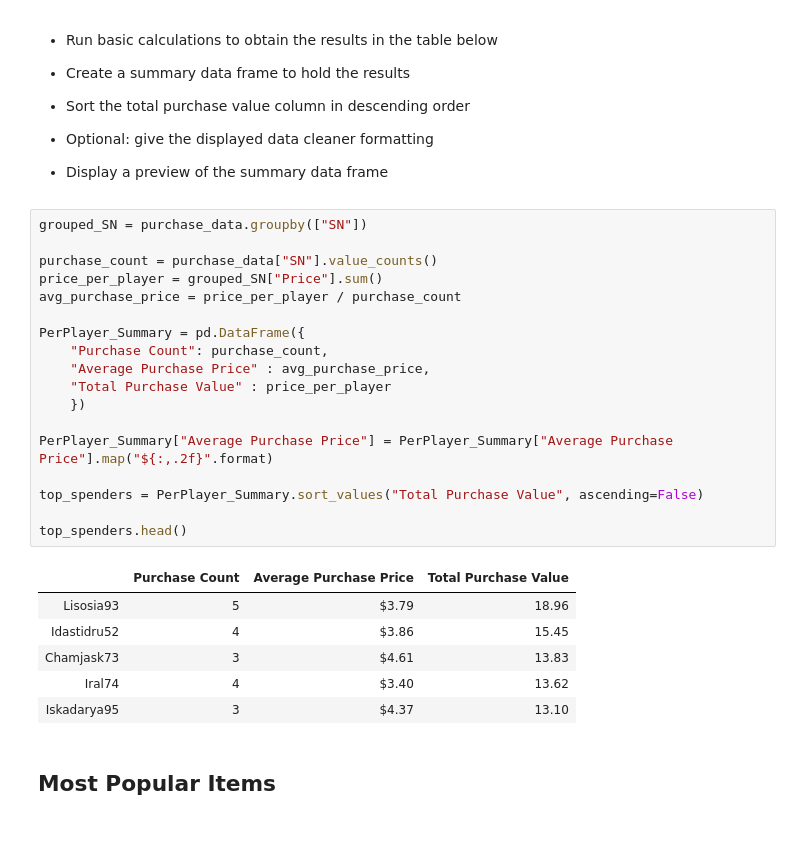
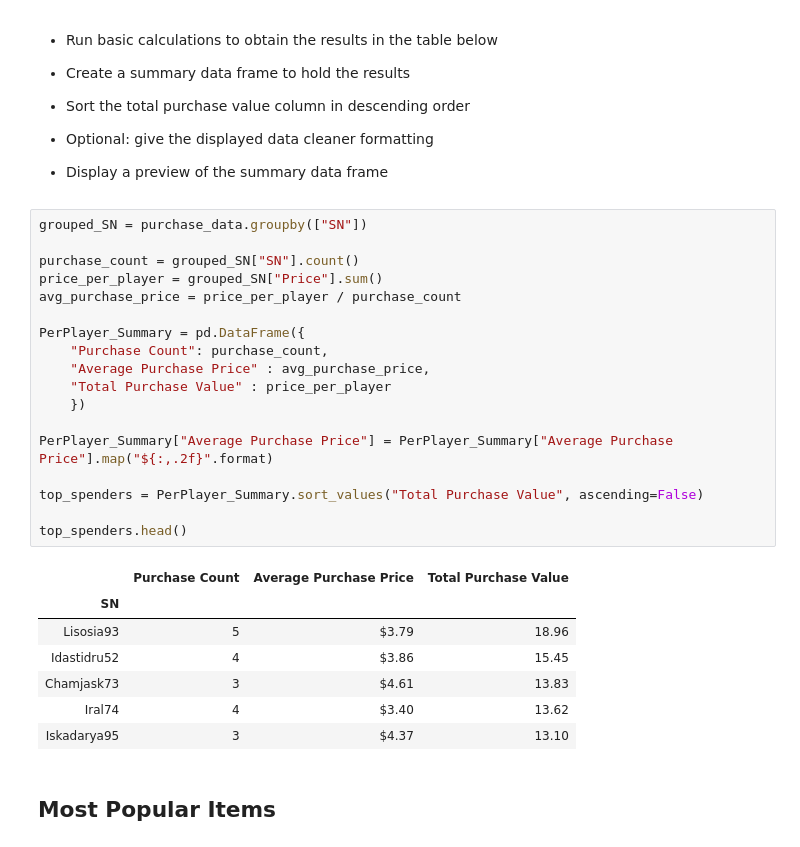
Before and after one commit to pcaudilla/Pandas_Challenge, a Jupyter notebook: HeroesOfPymoli/HeroesOfPymoli_starter.ipynb, the cells around one changed output. Saved outputs shown, nothing was run; the diff lists cells and outputs as text.

```diff
--- a/HeroesOfPymoli/HeroesOfPymoli_starter.ipynb
+++ b/HeroesOfPymoli/HeroesOfPymoli_starter.ipynb
@@ -343,23 +343,24 @@ Age_Summary
 # %%
 grouped_SN = purchase_data.groupby(["SN"])
 
-purchase_count = purchase_data["SN"].value_counts()
+purchase_count = grouped_SN["SN"].count()
 price_per_player = grouped_SN["Price"].sum()
 avg_purchase_price = price_per_player / purchase_count
 
 PerPlayer_Summary = pd.DataFrame({
     "Purchase Count": purchase_count,
     "Average Purchase Price" : avg_purchase_price,
     "Total Purchase Value" : price_per_player
     })
 
 PerPlayer_Summary["Average Purchase Price"] = PerPlayer_Summary["Average Purchase Price"].map("${:,.2f}".format)
 
 top_spenders = PerPlayer_Summary.sort_values("Total Purchase Value", ascending=False)
 
 top_spenders.head()
 # %% [output]
 |  | Purchase Count | Average Purchase Price | Total Purchase Value |
+| SN |  |  |  |
 | Lisosia93 | 5 | $3.79 | 18.96 |
 | Idastidru52 | 4 | $3.86 | 15.45 |
 | Chamjask73 | 3 | $4.61 | 13.83 |
```
Also changed, not shown: parts of 1 cell of this notebook.
